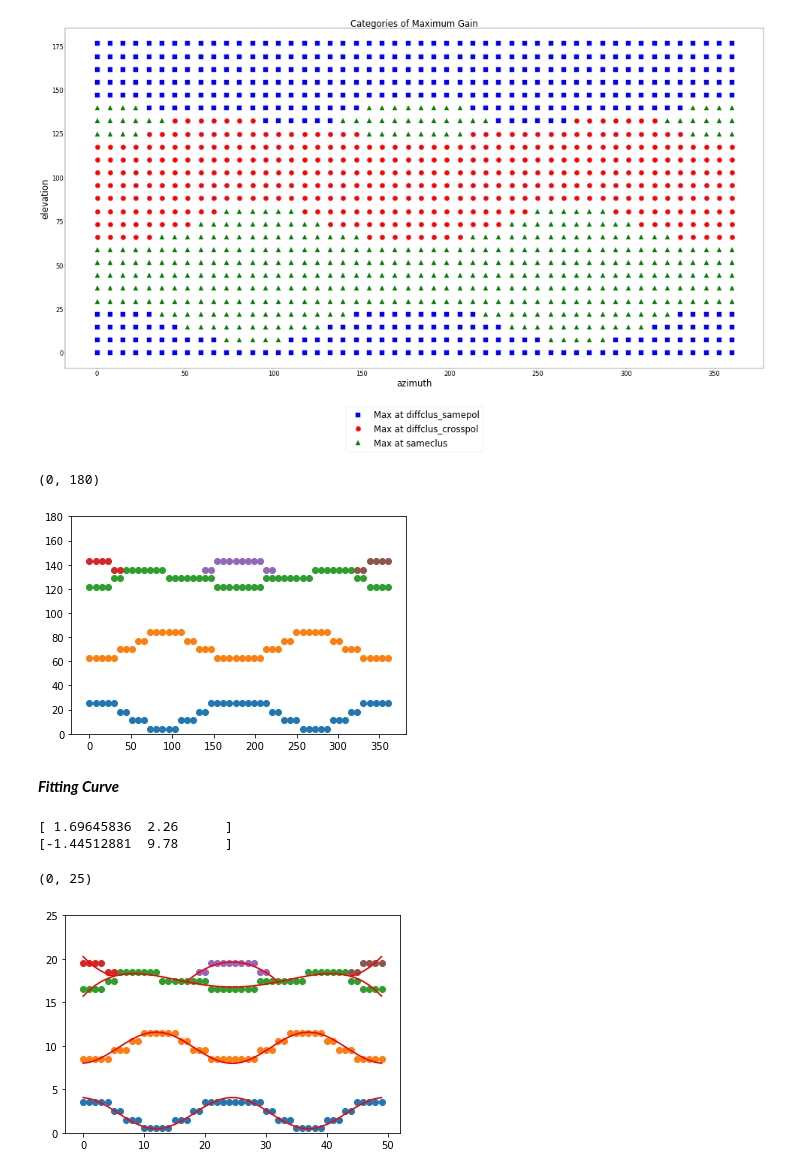
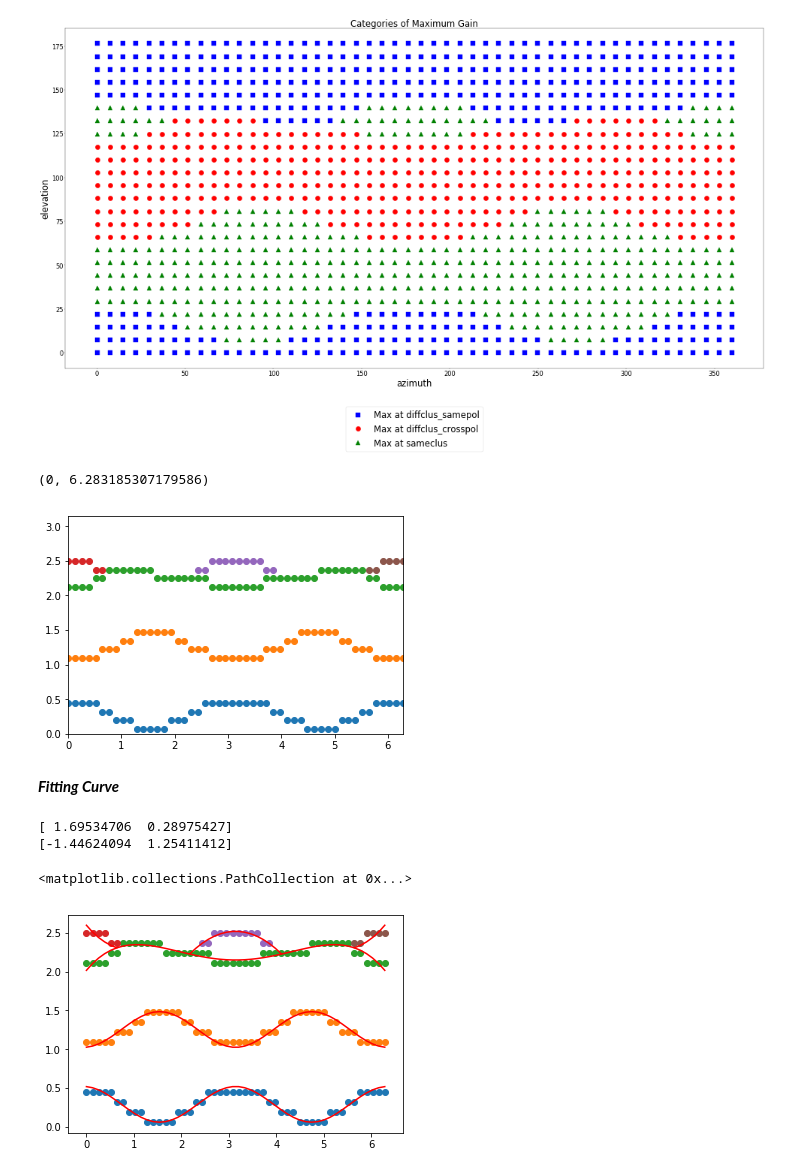
Before and after one commit to dienhoa/hybrid_beamforming_notebook, a Jupyter notebook: Gain Analyse.ipynb, the cells around one changed output. Cells and saved outputs as stored; diff of their text form; code cells hidden in the pictures.

```diff
--- a/Gain Analyse.ipynb
+++ b/Gain Analyse.ipynb
@@ -321,34 +321,35 @@ for i in range(angle_number):
             boundary_4[0,i] = i
             boundary_4[1,i] = (j+j+1)/2
             break
+# %%
+boundary_1 = boundary_1*2*np.pi/49
+boundary_2 = boundary_2*2*np.pi/49
+boundary_3 = boundary_3*2*np.pi/49
+
+boundary_4_1 = boundary_4[:,:6]*2*np.pi/49
+boundary_4_2 = boundary_4[:,19:31]*2*np.pi/49
+boundary_4_3 = boundary_4[:,44:50]*2*np.pi/49
 # %%
-# boundary_1 = boundary_1*2*np.pi/49
-# boundary_2 = boundary_1*2*np.pi/49
-# boundary_1 = boundary_1*2*np.pi/49
+plt.scatter(boundary_1[0,:],boundary_1[1,:])
 
-boundary_4_1 = boundary_4[:,:6]
-boundary_4_2 = boundary_4[:,19:31]
-boundary_4_3 = boundary_4[:,44:50]
+plt.scatter(boundary_2[0,:],boundary_2[1,:])
 
-plt.scatter(boundary_1[0,:]*360/(angle_number-1),boundary_1[1,:]*360/(angle_number-1))
+plt.scatter(boundary_3[0,:],boundary_3[1,:])
 
-plt.scatter(boundary_2[0,:]*360/(angle_number-1),boundary_2[1,:]*360/(angle_number-1))
+plt.scatter(boundary_4_1[0,:],boundary_4_1[1,:])
+plt.scatter(boundary_4_2[0,:],boundary_4_2[1,:])
+plt.scatter(boundary_4_3[0,:],boundary_4_3[1,:])
 
-plt.scatter(boundary_3[0,:]*360/(angle_number-1),boundary_3[1,:]*360/(angle_number-1))
-
-plt.scatter(boundary_4_1[0,:]*360/(angle_number-1),boundary_4_1[1,:]*360/(angle_number-1))
-plt.scatter(boundary_4_2[0,:]*360/(angle_number-1),boundary_4_2[1,:]*360/(angle_number-1))
-plt.scatter(boundary_4_3[0,:]*360/(angle_number-1),boundary_4_3[1,:]*360/(angle_number-1))
-
-plt.ylim(0,180)
+plt.ylim(0,np.pi)
+plt.xlim(0,2*np.pi)
 # %% [output]
-(0, 180)
+(0, 6.283185307179586)
-[figure, old version]
+[figure, new version]
 # %% [markdown]
 ___Fitting Curve___
 # %%
 def func_sin(x, c, d):
-    return np.sin(2*np.pi*x/25 + c)*1.8 + d
+    return np.sin(2*np.pi*x*0.312 + c)*0.23 + d
 
 
 popt_boun1, pcov_boun1 = curve_fit(func_sin, boundary_1[0,:], boundary_1[1,:])
@@ -360,37 +361,37 @@ plt.plot(boundary_1[0,:], fit_bound1, 'r-', label='fit')
 
 popt_boun2, pcov_boun2 = curve_fit(func_sin, boundary_2[0,:], boundary_2[1,:])
 print(popt_boun2)
 fit_bound2 = func_sin(boundary_2[0,:], *popt_boun2)
 plt.scatter(boundary_2[0,:], boundary_2[1,:])
 plt.plot(boundary_2[0,:], fit_bound2, 'r-', label='fit')
 
 
 z = np.polyfit(boundary_3[0,:], boundary_3[1,:], 4)
 p = np.poly1d(z)
 plt.scatter(boundary_3[0,:],boundary_3[1,:])
 plt.plot(boundary_3[0,:], p(boundary_3[0,:]), 'r-', label='fit')
 
 
 p1 = -p + p[0]*2  + 2*(np.max(p(boundary_4_1[0,:]))-np.min(p(boundary_4_1[0,:])))
 plt.scatter(boundary_4_1[0,:],boundary_4_1[1,:])
 plt.plot(boundary_4_1[0,:], p1(boundary_4_1[0,:]), 'r-', label='fit')
 
 # plt.plot(boundary_3[0,13:-13], p1(boundary_3[0,13:-13]), 'r-', label='fit')
 # plt.scatter(boundary_4_2[0,:],boundary_4_2[1,:])
 z2 = np.polyfit(boundary_4_2[0,:], boundary_4_2[1,:], 2)
 p2 = np.poly1d(z2)
 plt.scatter(boundary_4_2[0,:],boundary_4_2[1,:])
 plt.plot(boundary_3[0,17:-17], p2(boundary_3[0,17:-17]), 'r-', label='fit')
 
 
 plt.plot(boundary_4_3[0,:], p1(boundary_4_3[0,:]), 'r-', label='fit')
 plt.scatter(boundary_4_3[0,:],boundary_4_3[1,:])
 
-plt.ylim(0,25)
+# plt.ylim(0,25)
 # %% [output]
-[ 1.69645836  2.26      ]
-[-1.44512881  9.78      ]
+[ 1.69534706  0.28975427]
+[-1.44624094  1.25411412]
-(0, 25)
+<matplotlib.collections.PathCollection at 0x...>
-[figure, old version]
+[figure, new version]
 # %%
 fig = plt.figure(figsize=(40,20), dpi=30)
```
Also changed, not shown: parts of 5 cells of this notebook.
